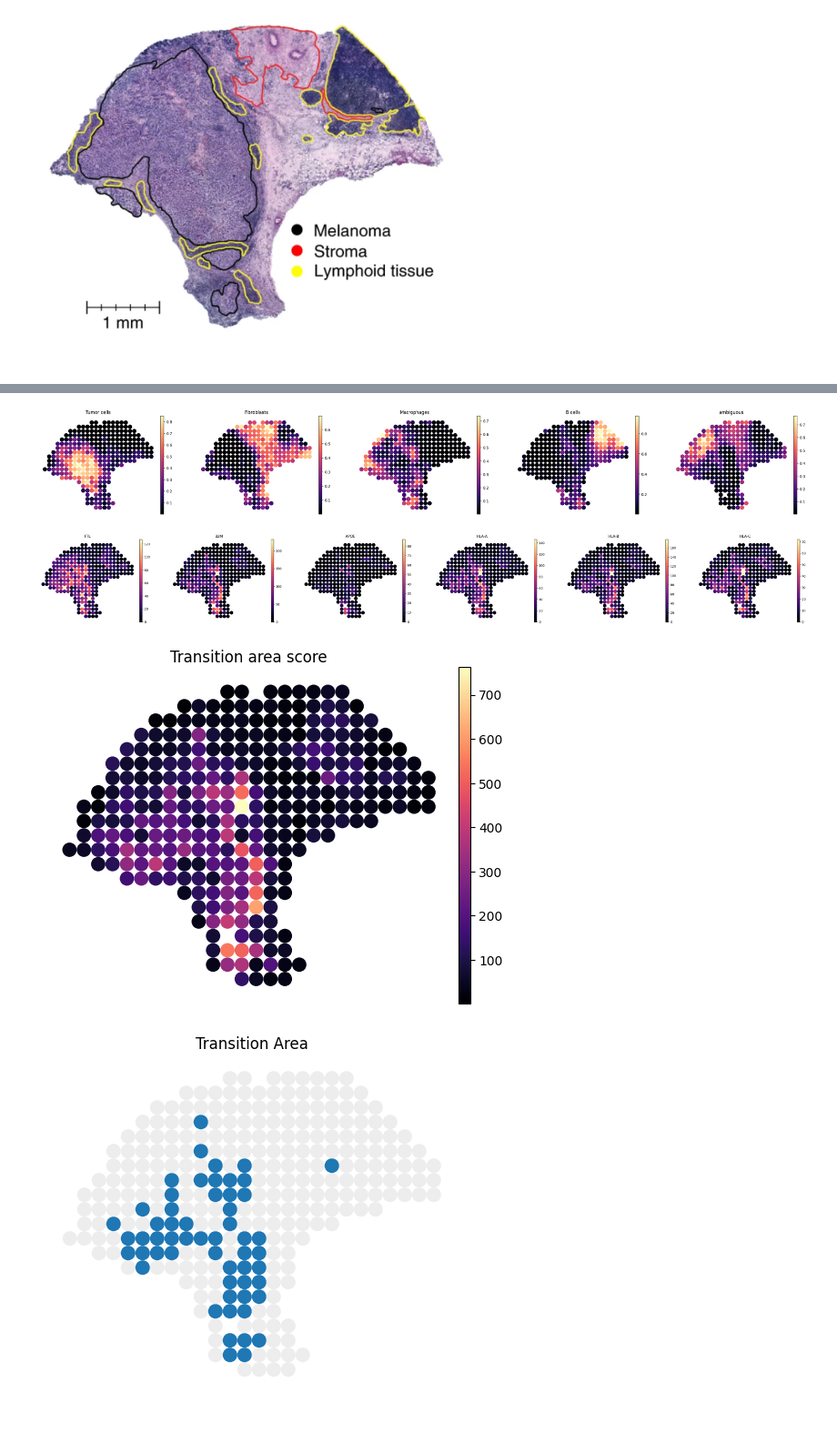
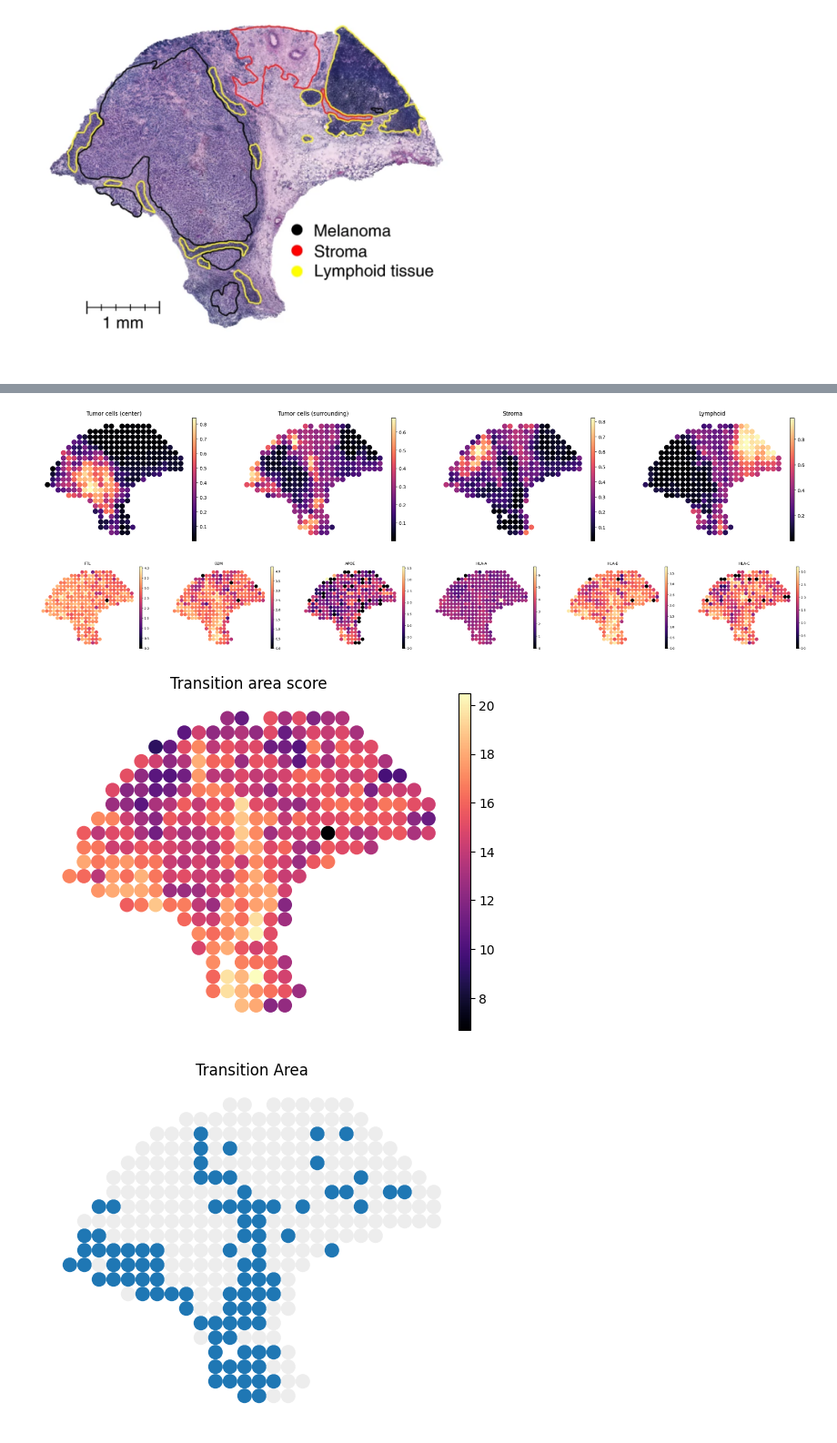
Before and after one commit to ML4BM-Lab/SNMF-paper, a Jupyter notebook: results/melanoma/main.ipynb, the cells around one changed output, grey strips where cells are left out. Shown at 91% size. Saved outputs shown, nothing was run; the diff lists cells and outputs as text; code cells hidden in the pictures.

```diff
--- a/results/melanoma/main.ipynb
+++ b/results/melanoma/main.ipynb
@@ -26 +32,8 @@ plt.show()
+# %%
+SIGNATURES = {
+    "Tumor cells (surrounding)": ["CXCL10","WARS1","C1QB","GBP4","CXCL9"],
+    "Tumor cells (center)": ["SPP1","HSPB1","ATP1A1","NDRG1","ANXA1"],
+    "Stroma": ["MYL9","CFD","DCN","COL3A1","CH507-513H4.5"],
+    "Lymphoid": ["LTB","CD79A","MS4A1","CCL21","CD79B"],
+}
 # %%
@@ -64,13 +77,5 @@ snmf_signatures
 # %%
 adata.var = pd.concat([adata.var, snmf_signatures], axis=1)
-# %%
-SIGNATURES = {
-    "Tumor cells": ["CD63","PMEL","ATP1A1","S100A1","SPP1"],
-    "Fibroblasts": ["COL1A1","COL1A2"],
-    "B cells": ["CD19", "MS4A1"],
-    "T cells": ["CD2","CD3D","CD3E","CD3G","CD7"],
-    "Macrophages": ["CD14","FCGR1A","FCGR1B"],
-}
 # %%
 import numpy as np
 
@@ -210,0 +214,6 @@ ambiguous mean: 1.512180350999587
+# %%
+adata.obs["snmf_component"] = adata.obs[[annotation[c] for c in snmf_signatures.columns]].idxmax(axis=1)
+sc.pl.spatial(adata, color="snmf_component", spot_size=1, frameon=False, title="", show=False)
+plt.savefig(f"plots/K{K}_clustering.png", dpi=300)
+plt.savefig(f"plots/K{K}_clustering.pdf", dpi=300)
+plt.show()
@@ -243,12 +290,12 @@ fig = sc.pl.spatial(
 fig.tight_layout()
 
 # Save in both formats
-fig.savefig("plots/spatial_plot.png", dpi=300, bbox_inches="tight")
-fig.savefig("plots/spatial_plot.pdf", bbox_inches="tight")
+fig.savefig(f"plots/K{K}_spatial_plot.png", dpi=300, bbox_inches="tight")
+fig.savefig(f"plots/K{K}_spatial_plot.pdf", bbox_inches="tight")
 
 plt.close(fig)
 # %% [output]
-[figure, old version]
+[figure, new version]
 # %%
 TRANSITION_AREA_EXPRESSED_GENES = ["FTL","B2M","APOE","HLA-A","HLA-B","HLA-C"]
 # %%
@@ -268,12 +315,12 @@ fig.set_size_inches(4 * len(TRANSITION_AREA_EXPRESSED_GENES), 4)
 fig.tight_layout()
 
 # Save to PNG and PDF
-fig.savefig("plots/transition_genes_spatial.png", dpi=300, bbox_inches="tight")
-fig.savefig("plots/transition_genes_spatial.pdf", bbox_inches="tight")
+fig.savefig(f"plots/K{K}_transition_genes_spatial.png", dpi=300, bbox_inches="tight")
+fig.savefig(f"plots/K{K}_transition_genes_spatial.pdf", bbox_inches="tight")
 
 plt.close(fig)
 # %% [output]
-[figure, old version]
+[figure, new version]
 # %%
 adata.obs["transition_area_score"] = adata[:,TRANSITION_AREA_EXPRESSED_GENES].X.sum(axis=1)
 
@@ -294,49 +341,49 @@ fig.set_size_inches(6, 6)
 fig.tight_layout()
 
 # Save both PNG and PDF
-fig.savefig("plots/transition_area_score_spatial.png", dpi=300, bbox_inches="tight")
-fig.savefig("plots/transition_area_score_spatial.pdf", bbox_inches="tight")
+fig.savefig(f"plots/K{K}_transition_area_score_spatial.png", dpi=300, bbox_inches="tight")
+fig.savefig(f"plots/K{K}_transition_area_score_spatial.pdf", bbox_inches="tight")
 
 plt.close(fig)
 # %% [output]
-[figure, old version]
+[figure, new version]
 # %%
-transition_score_threshold = 200
+transition_score_threshold = 16
 adata.obs["is_in_transition_area"] = np.where(
     adata.obs["transition_area_score"] > transition_score_threshold,
     "in_transition",
     "out_of_transition"  # use a string instead of None
 )
 
 # Optional: make "out_of_transition" white
 palette = {
     "in_transition": sns.color_palette("tab20")[0],
     "out_of_transition": "#ededed"
 }
 
 fig = sc.pl.spatial(
     adata,
     color="is_in_transition_area",
     spot_size=1,
     frameon=False,
     palette=palette,
     legend_loc="none",
     title="Transition Area",
     return_fig=True,
     show=True
 )
 
 # Optional: resize
 fig.set_size_inches(6, 6)
 fig.tight_layout()
 
 # Save figure
-fig.savefig("plots/transition_area_spatial.png", dpi=300, bbox_inches="tight")
-fig.savefig("plots/transition_area_spatial.pdf", bbox_inches="tight")
+fig.savefig(f"plots/K{K}_transition_area_spatial.png", dpi=300, bbox_inches="tight")
+fig.savefig(f"plots/K{K}_transition_area_spatial.pdf", bbox_inches="tight")
 
 plt.close(fig)
 # %% [output]
-[figure, old version]
+[figure, new version]
 # %%
 from scipy.stats import spearmanr
 
```
Also changed, not shown: parts of 36 cells of this notebook, 4 other files.
